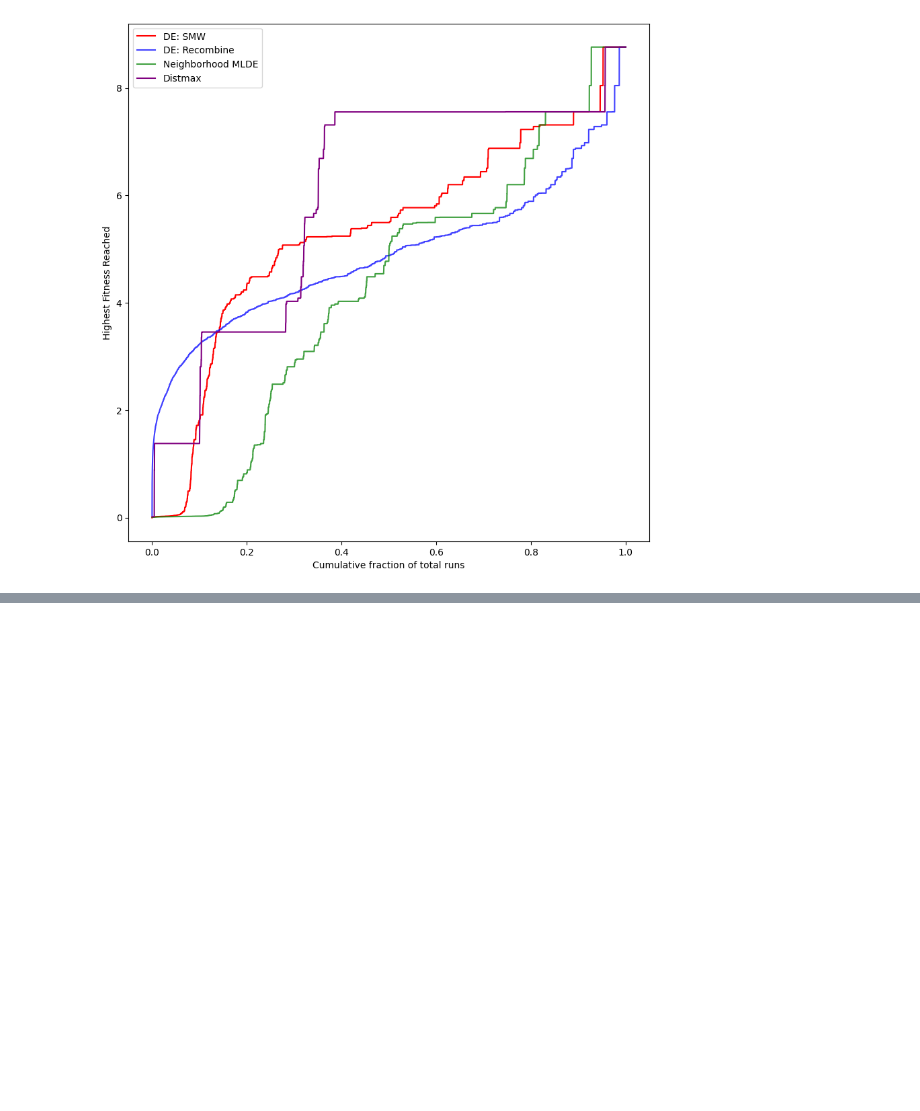
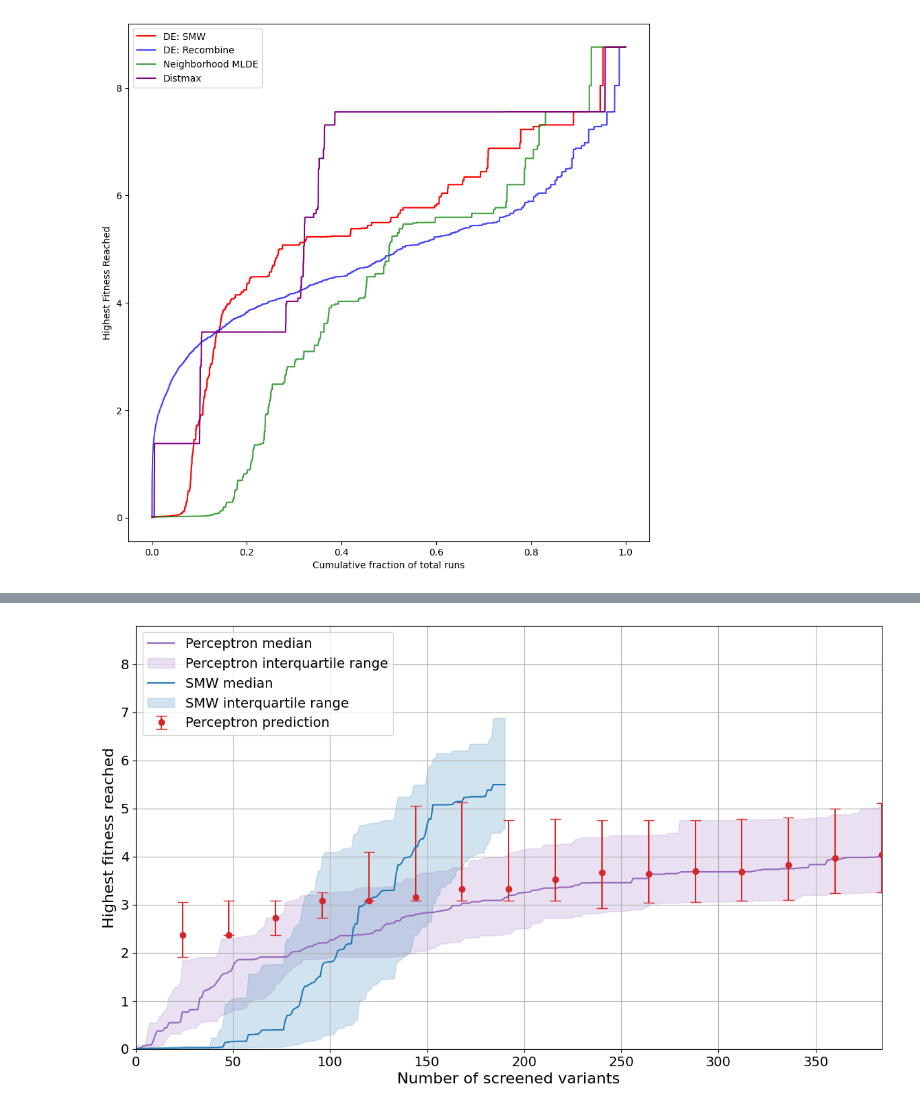
Before and after one commit to soldatmat/PELLM, a Jupyter notebook: code/plot/DE_benchmark.ipynb, the cells around one changed output, grey strips where cells are left out. Cells and saved outputs as stored; diff of their text form; code cells hidden in the pictures; blank space fills up the shorter version.

```diff
--- a/code/plot/DE_benchmark.ipynb
+++ b/code/plot/DE_benchmark.ipynb
@@ -345 +450,36 @@ plt.show()
+# %%
+def tsplot_budgets(ax, data, budgets, **kw):
+    #est = np.mean(data, axis=0)
+    est = np.median(data, axis=0)
+
+    #sd = np.std(data, axis=0)
+    #cis = (est - sd, est + sd)
+    cis = (np.quantile(data, 0.25, axis=0), np.quantile(data, 0.75, axis=0))
+
+    ax.errorbar(budgets, est, yerr=[est-cis[0], cis[1]-est], alpha=1.0, **kw, fmt='o', capsize=6)
+    ax.margins(x=0)
+
+fig, (ax) = plt.subplots(ncols=1, figsize=(14,8), sharey=True)
+
+tsplot(ax, perceptron_fp, color="tab:purple")
+tsplot_budgets(ax, perceptron_bsfp, perceptron_b, color="tab:red")
+tsplot(ax, all_fitness_progressions[0], color="tab:blue")
+#tsplot(ax, all_fitness_progressions[1], color="tab:orange")
+
+default_fontsize = 14
+label_fontsize = 16
+plt.legend(["Perceptron median", "Perceptron interquartile range", "SMW median", "SMW interquartile range", "Perceptron prediction"], loc=2, fontsize=default_fontsize)
+#plt.legend(["Perceptron median", "Perceptron interquartile range", "Perceptron prediction"], loc=2, fontsize=default_fontsize)
+plt.xlabel("Number of screened variants", fontsize=label_fontsize)
+plt.ylabel("Highest fitness reached", fontsize=label_fontsize)
+plt.xticks(fontsize=default_fontsize)
+plt.yticks(fontsize=default_fontsize)
+ax.set_ylim(y_limits)
+ax.set_xlim([0, 384])
+#fig.axes[0].set_aspect(25) # GB1
+#fig.axes[0].set_aspect(4) # PhoQ
+plt.grid()
+plt.show()
+# %% [output]
+[figure, added]
 # %%
```
Also changed, not shown: parts of 11 cells of this notebook, 16 other files.
